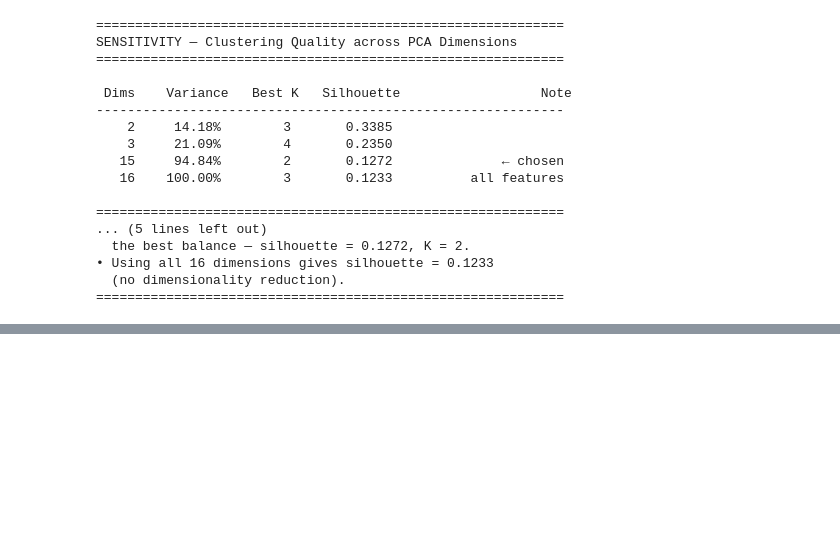
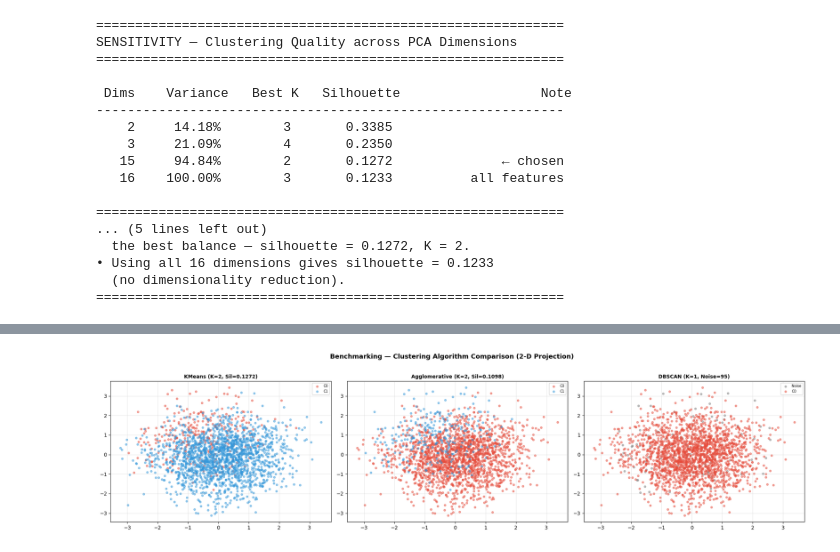
Before and after one commit to TechHive-4SAE11/alzheimers-ml-notebooks, a Jupyter notebook: care-plan-collaborative-filtering-prep.ipynb, the cells around one changed output, grey strips where cells are left out. Cells and saved outputs as stored; diff of their text form; code cells hidden in the pictures; blank space fills up the shorter version.

```diff
--- a/care-plan-collaborative-filtering-prep.ipynb
+++ b/care-plan-collaborative-filtering-prep.ipynb
@@ -1147,0 +1246,93 @@ SENSITIVITY — Clustering Quality across PCA Dimensions
+# %%
+# ============================================================
+# 13.1 Benchmarking — DBSCAN & Agglomerative Clustering
+# ============================================================
+from sklearn.cluster import DBSCAN, AgglomerativeClustering
+
+# --- Agglomerative Clustering (same K as KMeans) ---
+agg_model = AgglomerativeClustering(n_clusters=optimal_k, linkage='ward')
+agg_labels = agg_model.fit_predict(X_pca)
+agg_sil = silhouette_score(X_pca, agg_labels)
+agg_purity = cluster_purity(agg_labels, diag_array)
+
+# --- DBSCAN ---
+# Use k-distance heuristic for eps estimation
+from sklearn.neighbors import NearestNeighbors
+nn = NearestNeighbors(n_neighbors=5)
+nn.fit(X_pca)
+distances, _ = nn.kneighbors(X_pca)
+eps_estimate = np.percentile(distances[:, 4], 90)
+
+dbscan_model = DBSCAN(eps=eps_estimate, min_samples=5)
+dbscan_labels = dbscan_model.fit_predict(X_pca)
+n_clusters_db = len(set(dbscan_labels)) - (1 if -1 in dbscan_labels else 0)
+n_noise = (dbscan_labels == -1).sum()
+
+# Calculate DBSCAN silhouette only if we have at least 2 clusters and non-noise points
+if n_clusters_db >= 2:
+    non_noise_mask = dbscan_labels != -1
+    dbscan_sil = silhouette_score(X_pca[non_noise_mask], dbscan_labels[non_noise_mask])
+    dbscan_purity = cluster_purity(dbscan_labels[non_noise_mask], diag_array[non_noise_mask])
+else:
+    dbscan_sil = -1
+    dbscan_purity = 0
+
+# ============================================================
+# 13.2 Comparative Benchmark Table
+# ============================================================
+print("=" * 90)
+print("BENCHMARKING — CLUSTERING ALGORITHM COMPARISON")
+print("=" * 90)
+print(f"\n{'Algorithm':<25} {'Clusters':>9} {'Silhouette':>11} {'Purity':>9} {'Noise Pts':>10}")
+print("-" * 90)
+print(f"{'KMeans':<25} {optimal_k:>9} {silhouette_avg:>11.4f} {purity:>9.4f} {'N/A':>10}")
+print(f"{'Agglomerative (Ward)':<25} {optimal_k:>9} {agg_sil:>11.4f} {agg_purity:>9.4f} {'N/A':>10}")
+if n_clusters_db >= 2:
+    print(f"{'DBSCAN':<25} {n_clusters_db:>9} {dbscan_sil:>11.4f} {dbscan_purity:>9.4f} {n_noise:>10}")
+else:
+    print(f"{'DBSCAN':<25} {n_clusters_db:>9} {'N/A':>11} {'N/A':>9} {n_noise:>10}")
+print("=" * 90)
+
+# ============================================================
+# 13.3 Visual Comparison — 2D Projections
+# ============================================================
+fig, axes = plt.subplots(1, 3, figsize=(20, 5))
+
+# KMeans
+for c in range(optimal_k):
+    mask = cluster_labels == c
+    axes[0].scatter(X_vis_2d[mask, 0], X_vis_2d[mask, 1],
+                    c=colors[c], label=f'C{c}', alpha=0.5, s=15)
+axes[0].set_title(f'KMeans (K={optimal_k}, Sil={silhouette_avg:.4f})',
+                  fontsize=10, fontweight='bold')
+axes[0].legend(fontsize=7)
+axes[0].grid(True, alpha=0.3)
+
+# Agglomerative
+for c in range(optimal_k):
+    mask = agg_labels == c
+    axes[1].scatter(X_vis_2d[mask, 0], X_vis_2d[mask, 1],
+                    c=colors[c], label=f'C{c}', alpha=0.5, s=15)
+axes[1].set_title(f'Agglomerative (K={optimal_k}, Sil={agg_sil:.4f})',
+                  fontsize=10, fontweight='bold')
+axes[1].legend(fontsize=7)
+axes[1].grid(True, alpha=0.3)
+
+# DBSCAN
+unique_db = sorted(set(dbscan_labels))
+for c in unique_db:
+    mask = dbscan_labels == c
+    color = 'gray' if c == -1 else colors[c % len(colors)]
+    label = 'Noise' if c == -1 else f'C{c}'
+    axes[2].scatter(X_vis_2d[mask, 0], X_vis_2d[mask, 1],
+                    c=color, label=label, alpha=0.5, s=15)
+axes[2].set_title(f'DBSCAN (K={n_clusters_db}, Noise={n_noise})',
+                  fontsize=10, fontweight='bold')
+axes[2].legend(fontsize=7)
+axes[2].grid(True, alpha=0.3)
+
+plt.suptitle('Benchmarking — Clustering Algorithm Comparison (2-D Projection)',
+             fontsize=13, fontweight='bold', y=1.02)
+plt.tight_layout()
+plt.show()
+# %% [output]
@@ -1147,0 +1349 @@ SENSITIVITY — Clustering Quality across PCA Dimensions
+[figure, added]
```
Also changed, not shown: parts of 7 cells of this notebook, 7 other files.
